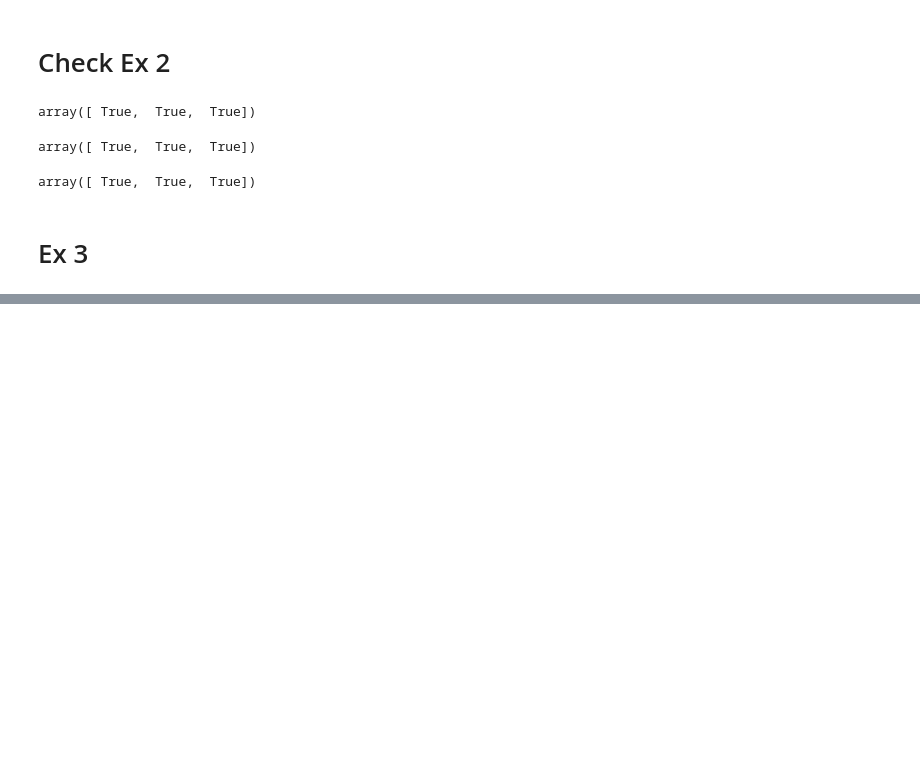
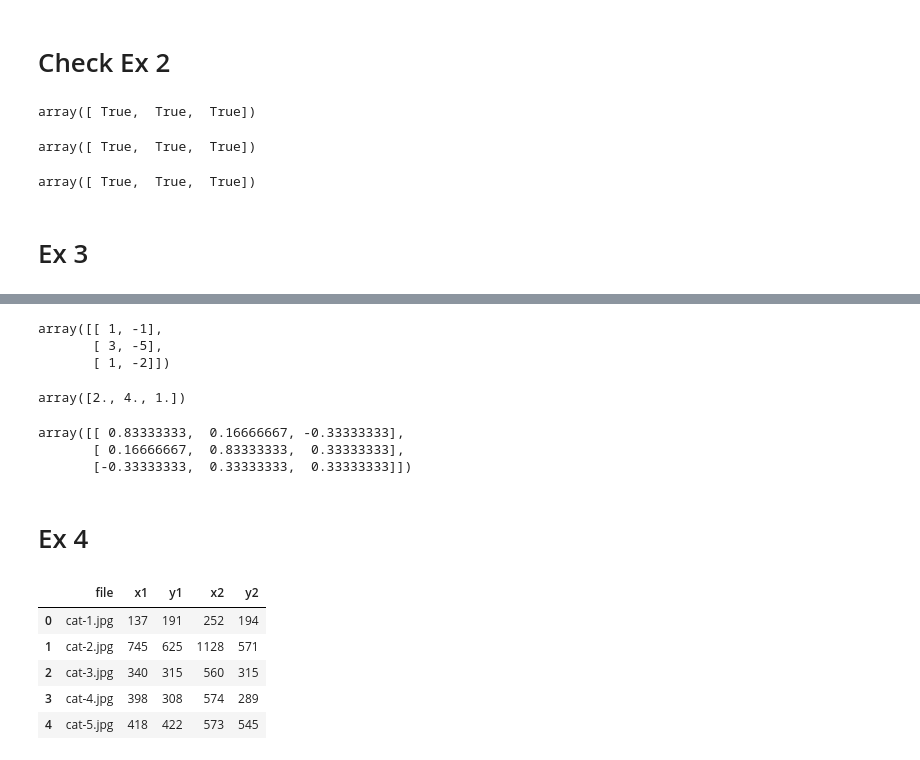
Before and after one commit to AnastasiiaKarliuk/Linear_Algebra_course, a Jupyter notebook: HW 6.ipynb, the cells around one changed output, grey strips where cells are left out. Cells and saved outputs as stored; diff of their text form; code cells hidden in the pictures; blank space fills up the shorter version.

```diff
--- a/HW 6.ipynb
+++ b/HW 6.ipynb
@@ -55,0 +55,25 @@ SyntaxError: invalid syntax (1532899528.py, line 2)
+# %%
+n = np.array([1, -1, 2])
+
+a1 = [1, 3, 1]
+a2 = [-1, -5, -2]
+a = np.array([a1, a2]).T
+a
+# %% [output]
+array([[ 1, -1],
+       [ 3, -5],
+       [ 1, -2]])
+# %%
+p = a.dot(np.linalg.inv(a.T.dot(a))).dot(a.T)
+x = p.dot(b)
+x
+# %% [output]
+array([2., 4., 1.])
+# %%
+p
+# %% [output]
+array([[ 0.83333333,  0.16666667, -0.33333333],
+       [ 0.16666667,  0.83333333,  0.33333333],
+       [-0.33333333,  0.33333333,  0.33333333]])
+# %% [markdown]
+# Ex 4
@@ -55,0 +84,11 @@ SyntaxError: invalid syntax (1532899528.py, line 2)
+# %%
+data_folder = "data/"
+cats_eyes = pd.read_csv(os.path.join(data_folder, 'cats.csv'))
+cats_eyes
+# %% [output]
+|  | file | x1 | y1 | x2 | y2 |
+| 0 | cat-1.jpg | 137 | 191 | 252 | 194 |
+| 1 | cat-2.jpg | 745 | 625 | 1128 | 571 |
+| 2 | cat-3.jpg | 340 | 315 | 560 | 315 |
+| 3 | cat-4.jpg | 398 | 308 | 574 | 289 |
+| 4 | cat-5.jpg | 418 | 422 | 573 | 545 |
```
Also changed, not shown: parts of 6 cells of this notebook, 11 other files.
